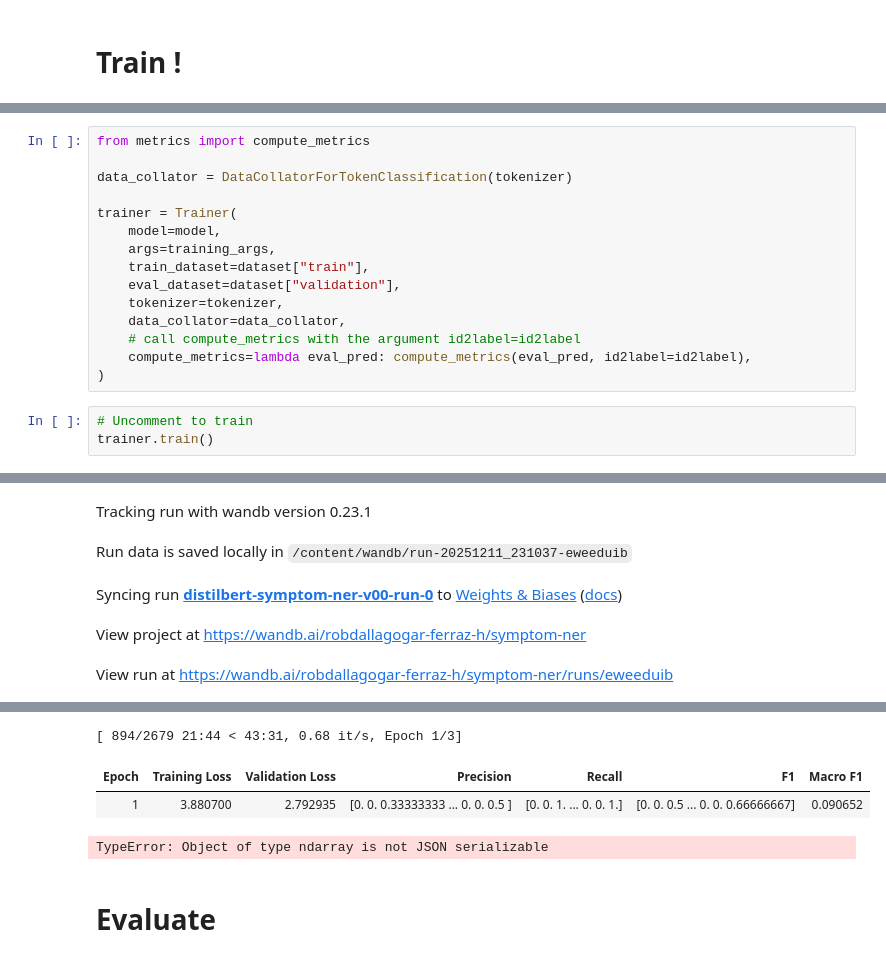
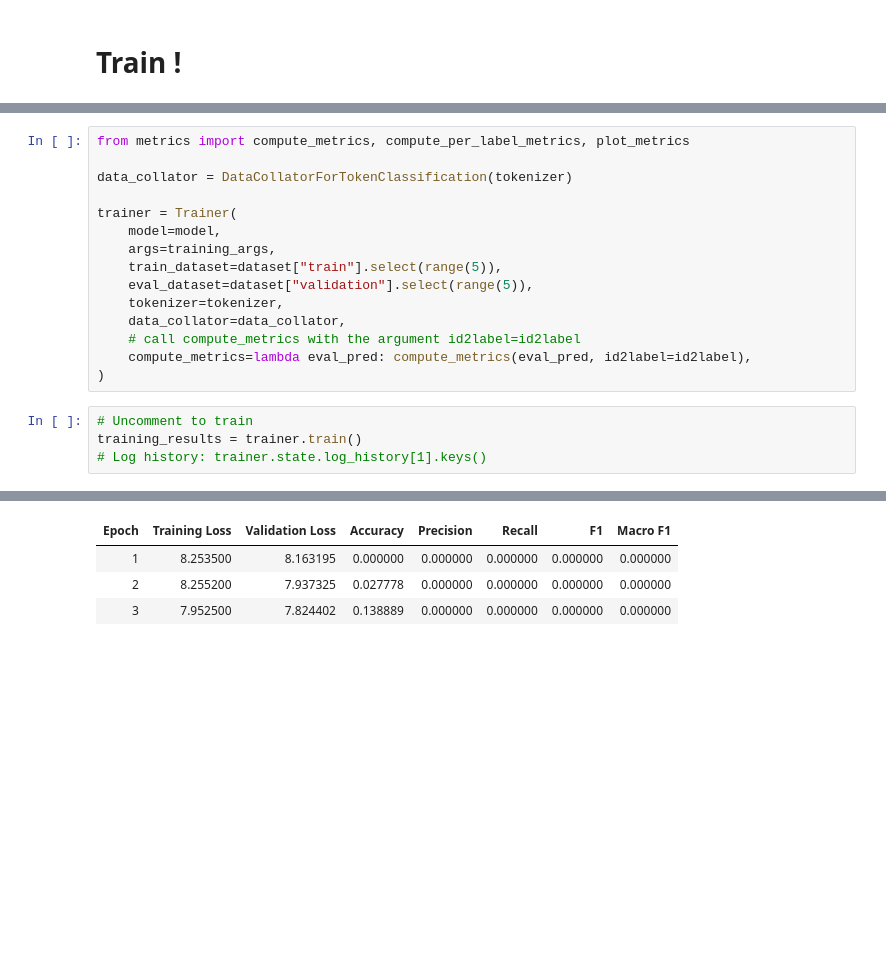
Before and after one commit to rferrazd/quantizing-bert-for-symptom-extraction, a Jupyter notebook: 6_trainer.ipynb, the cells around one changed output, grey strips where cells are left out. Saved outputs shown, nothing was run; the diff lists cells and outputs as text; blank space fills up the shorter version.

Commit message:
finished compute_metrics

```diff
--- a/6_trainer.ipynb
+++ b/6_trainer.ipynb
@@ -134,13 +112,13 @@ training_args = TrainingArguments(
 # %%
-from metrics import compute_metrics
+from metrics import compute_metrics, compute_per_label_metrics, plot_metrics
 
 data_collator = DataCollatorForTokenClassification(tokenizer)
 
 trainer = Trainer(
     model=model,
     args=training_args,
-    train_dataset=dataset["train"],
-    eval_dataset=dataset["validation"],
+    train_dataset=dataset["train"].select(range(5)),
+    eval_dataset=dataset["validation"].select(range(5)),
     tokenizer=tokenizer,
     data_collator=data_collator,
     # call compute_metrics with the argument id2label=id2label
@@ -148,5 +126,6 @@ trainer = Trainer(
 )
 # %%
 # Uncomment to train
-trainer.train()
+training_results = trainer.train()
+# Log history: trainer.state.log_history[1].keys()
 # %% [output]
@@ -155,5 +133,0 @@ wandb: Currently logged in as: robdallagogar (robdallagogar-ferraz-h) to https:/
-Tracking run with wandb version 0.23.1
-Run data is saved locally in /content/wandb/run-20251211_231037-eweeduib
-Syncing run distilbert-symptom-ner-v00-run-0 to Weights & Biases (docs)
-View project at https://wandb.ai/robdallagogar-ferraz-h/symptom-ner
-View run at https://wandb.ai/robdallagogar-ferraz-h/symptom-ner/runs/eweeduib
@@ -162,6 +135,4 @@ wandb: WARNING Serializing object of type dict that is 103856 bytes
-[ 894/2679 21:44 < 43:31, 0.68 it/s, Epoch 1/3]
-| Epoch | Training Loss | Validation Loss | Precision | Recall | F1 | Macro F1 |
-| 1 | 3.880700 | 2.792935 | [0. 0. 0.33333333 ... 0. 0. 0.5 ] | [0. 0. 1. ... 0. 0. 1.] | [0. 0. 0.5 ... 0. 0. 0.66666667] | 0.090652 |
+| Epoch | Training Loss | Validation Loss | Accuracy | Precision | Recall | F1 | Macro F1 |
+| 1 | 8.253500 | 8.163195 | 0.000000 | 0.000000 | 0.000000 | 0.000000 | 0.000000 |
+| 2 | 8.255200 | 7.937325 | 0.027778 | 0.000000 | 0.000000 | 0.000000 | 0.000000 |
+| 3 | 7.952500 | 7.824402 | 0.138889 | 0.000000 | 0.000000 | 0.000000 | 0.000000 |
-TypeError: Object of type ndarray is not JSON serializable
-# %% [markdown]
-# Evaluate
```
Also changed, not shown: parts of 17 cells of this notebook, 2 other files.
